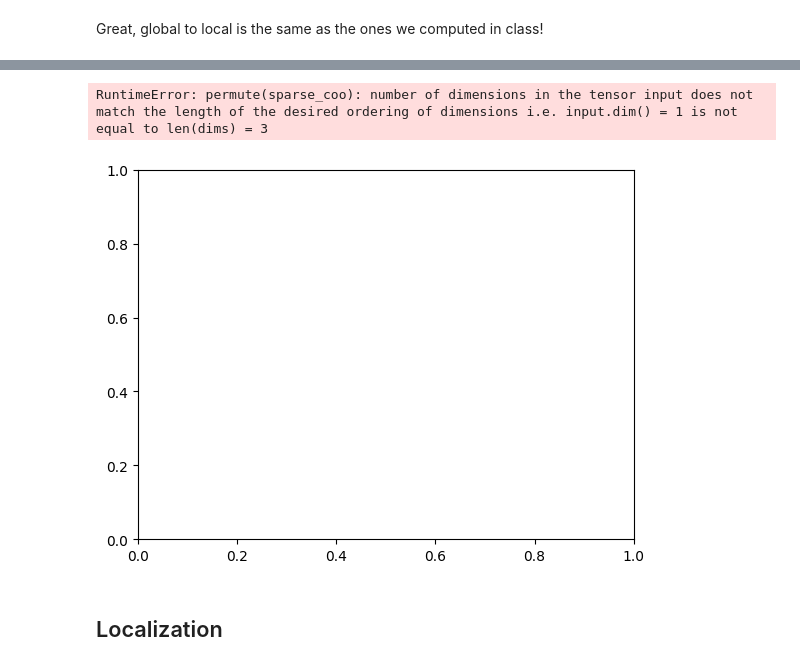
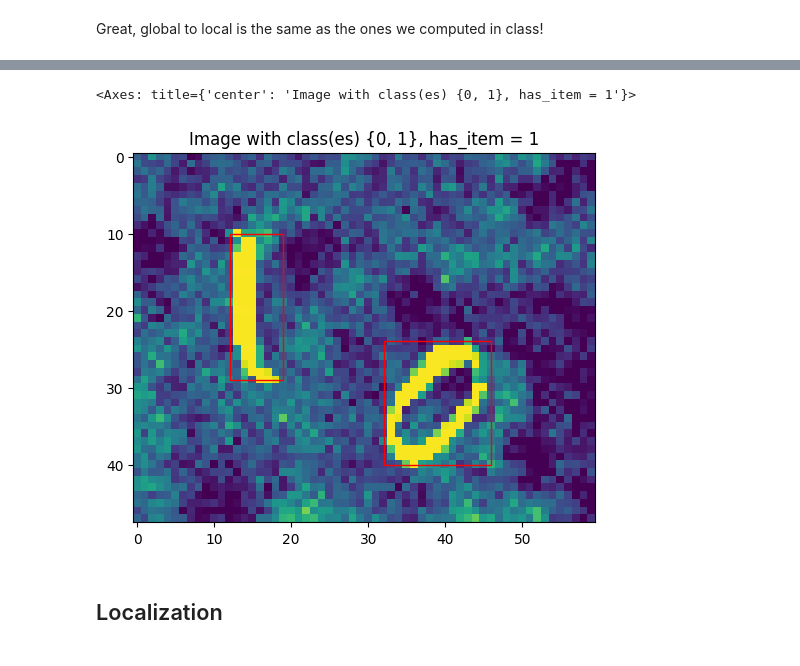
Before and after one commit to Freskoko/inf265_projects, a Jupyter notebook: assignments/src/project_2/Object_detection.ipynb, the cells around one changed output, grey strips where cells are left out. Drawn from its saved outputs; the diff is of its cells as text; code cells hidden in the pictures.

```diff
--- a/assignments/src/project_2/Object_detection.ipynb
+++ b/assignments/src/project_2/Object_detection.ipynb
@@ -297 +225,39 @@ def scale_vars(x,y,w,h):
+# %%
+def plot_image(img_pixels, global_coords_ls, ax):
+    img = img_pixels.permute(1, 2, 0)
+
+    ax.imshow(img)
+
+    items_in_img = set()
+
+    for coords in global_coords_ls:
+        is_item, x, y, w, h, class_label = coords
+        items_in_img.add(int(class_label))
+
+        scaled_x, scaled_y, scaled_w, scaled_h = scale_vars(x, y, w, h)
+
+        ax.add_patch(
+            patches.Rectangle(
+                (scaled_x, scaled_y),
+                scaled_w,
+                scaled_h,
+                linewidth=1,
+                edgecolor='r',
+                facecolor='none'
+            )
+        )
+
+    ax.set_title(f"Image with class(es) {items_in_img}, has_item = {int(is_item)}")
+    return ax
+# %%
+fig, axes = plt.subplots()
+
+img = dataset_train_imgs[0][0]
+global_coords = dataset_train[0]
+
+plot_image(img, global_coords, axes)
+# HERE
+# %% [output]
+<Axes: title={'center': 'Image with class(es) {0, 1}, has_item = 1'}>
+[figure, added]
 # %%
@@ -353,6 +295,0 @@ def plot_image_with_prediction(img_tensor, ax, predicted_box: list):
-# %%
-fig, axes = plt.subplots()
-plot_image(dataset_train[0], axes)
-# %% [output]
-RuntimeError: permute(sparse_coo): number of dimensions in the tensor input does not match the length of the desired ordering of dimensions i.e. input.dim() = 1 is not equal to len(dims) = 3
-[figure, removed]
```
Also changed, not shown: parts of 30 cells of this notebook.
